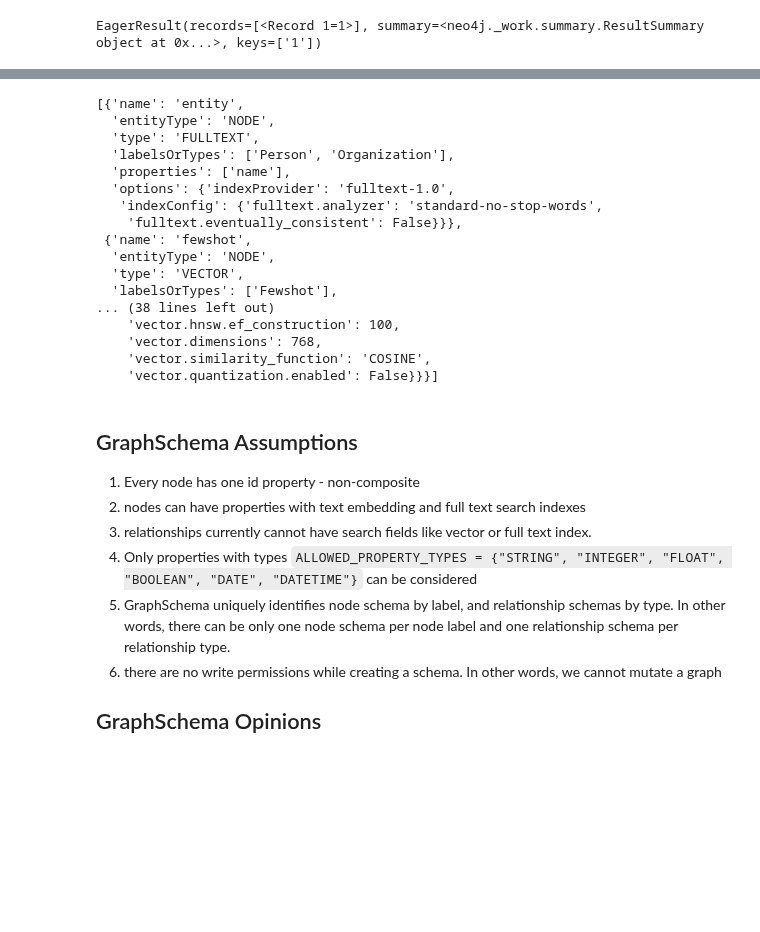
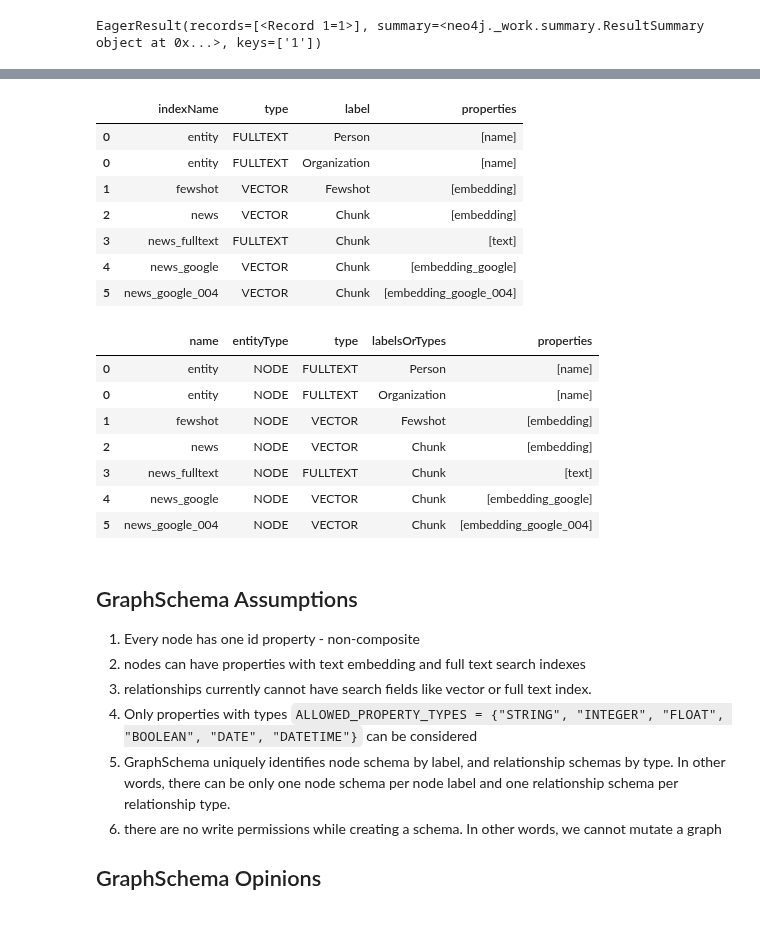
Before and after one commit to zach-blumenfeld/graph-nd, a Jupyter notebook: examples/companies/companies.ipynb, the cells around one changed output, grey strips where cells are left out. Saved outputs shown, nothing was run; the diff lists cells and outputs as text; code cells hidden in the pictures; blank space fills up the shorter version.

Commit message:
Adding functionality for Creating Schema Without FullText or Vector Embeddings

```diff
--- a/examples/companies/companies.ipynb
+++ b/examples/companies/companies.ipynb
@@ -30,23 +82,15 @@ SHOW INDEXES YIELD name, entityType, type, labelsOrTypes, properties, options
 WHERE
   entityType="NODE"
   AND type IN ["FULLTEXT", "VECTOR"]
-RETURN name, entityType, type, labelsOrTypes, properties, options""", result_transformer_ = lambda r: r.data())
+RETURN name AS indexName, type, labelsOrTypes AS label, properties""",
+                              result_transformer_ = lambda r: r.to_df().explode('label'))
 res
 # %% [output]
-[{'name': 'entity',
-  'entityType': 'NODE',
-  'type': 'FULLTEXT',
-  'labelsOrTypes': ['Person', 'Organization'],
-  'properties': ['name'],
-  'options': {'indexProvider': 'fulltext-1.0',
-   'indexConfig': {'fulltext.analyzer': 'standard-no-stop-words',
-    'fulltext.eventually_consistent': False}}},
- {'name': 'fewshot',
-  'entityType': 'NODE',
-  'type': 'VECTOR',
-  'labelsOrTypes': ['Fewshot'],
-... (38 lines left out)
-    'vector.hnsw.ef_construction': 100,
-    'vector.dimensions': 768,
-    'vector.similarity_function': 'COSINE',
-    'vector.quantization.enabled': False}}}]
+|  | indexName | type | label | properties |
+| 0 | entity | FULLTEXT | Person | [name] |
+| 0 | entity | FULLTEXT | Organization | [name] |
+| 1 | fewshot | VECTOR | Fewshot | [embedding] |
+| 2 | news | VECTOR | Chunk | [embedding] |
+| 3 | news_fulltext | FULLTEXT | Chunk | [text] |
+| 4 | news_google | VECTOR | Chunk | [embedding_google] |
+| 5 | news_google_004 | VECTOR | Chunk | [embedding_google_004] |
@@ -53,3 +110,14 @@ res
+# %%
+res.explode('labelsOrTypes')
+# %% [output]
+|  | name | entityType | type | labelsOrTypes | properties |
+| 0 | entity | NODE | FULLTEXT | Person | [name] |
+| 0 | entity | NODE | FULLTEXT | Organization | [name] |
+| 1 | fewshot | NODE | VECTOR | Fewshot | [embedding] |
+| 2 | news | NODE | VECTOR | Chunk | [embedding] |
+| 3 | news_fulltext | NODE | FULLTEXT | Chunk | [text] |
+| 4 | news_google | NODE | VECTOR | Chunk | [embedding_google] |
+| 5 | news_google_004 | NODE | VECTOR | Chunk | [embedding_google_004] |
 # %% [markdown]
 ## GraphSchema Assumptions
 
```
Also changed, not shown: parts of 8 cells of this notebook, 2 other files.
